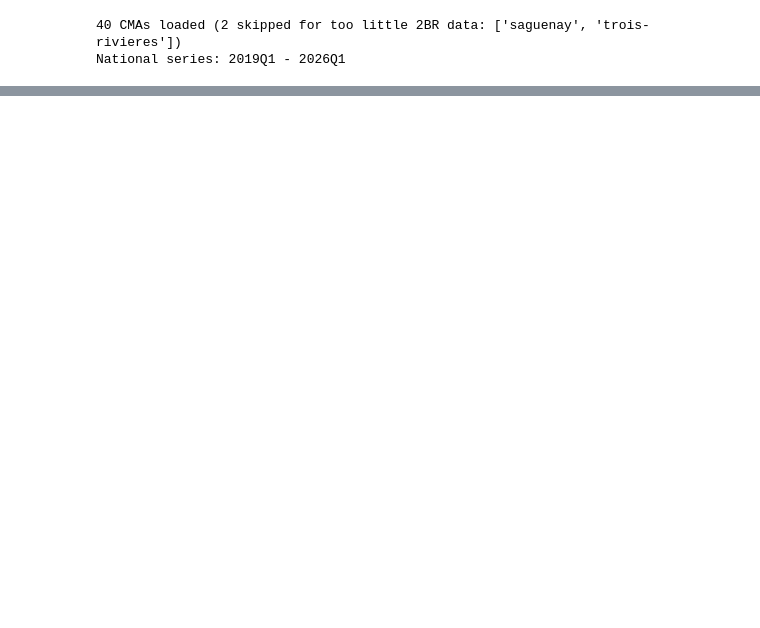
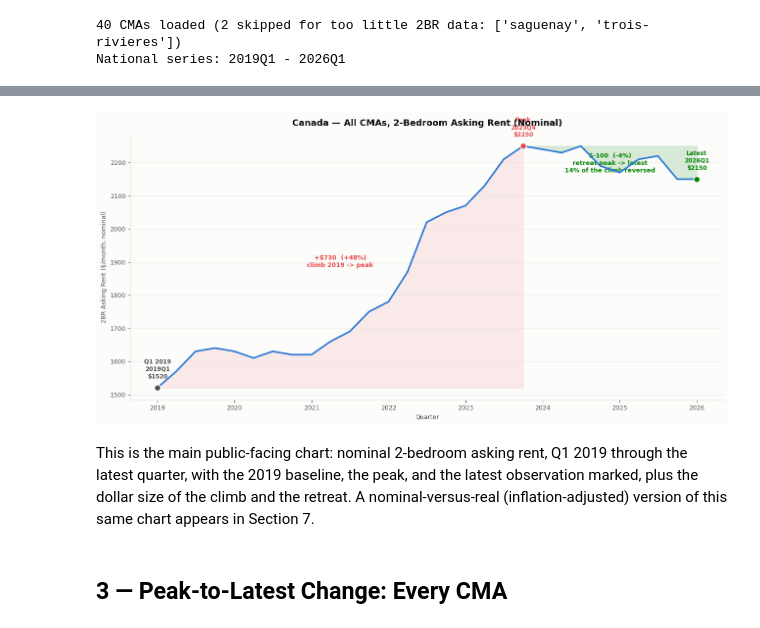
Before and after one commit to schoolofcities/renters, a Jupyter notebook: analysis/falling-rents/explore_falling_rents.ipynb, the cells around one changed output, grey strips where cells are left out. Saved outputs shown, nothing was run; the diff lists cells and outputs as text; code cells hidden in the pictures; blank space fills up the shorter version.

Commit message:
Improve falling rents exploration

```diff
--- a/analysis/falling-rents/explore_falling_rents.ipynb
+++ b/analysis/falling-rents/explore_falling_rents.ipynb
@@ -106,8 +236,0 @@ family, in 2024 constant dollars — StatCan has not yet published 2025 figures.
-# %%
-CPI_CANADA.rename_axis('Year').reset_index().to_csv(
-    REF_ROOT / 'cpi_canada.csv', index=False)
-INCOME_CANADA.rename_axis('Year').reset_index().to_csv(
-    REF_ROOT / 'income_canada.csv', index=False)
-
-for f in ['cpi_canada.csv', 'income_canada.csv']:
-    print(f)
@@ -985,0 +428,56 @@ headlines suggest.
+# %%
+x = asking_national.index.to_timestamp()
+
+fig, ax = plt.subplots(figsize=(13, 6.5))
+ax.plot(x, asking_national.values, color=C1, linewidth=2.4, zorder=5)
+ax.fill_between(x, asking_national.values, national_nom['base_value'],
+                 where=(asking_national.index <= national_nom['peak_period']),
+                 color=C6, alpha=0.10, zorder=1)
+ax.fill_between(x, asking_national.values, national_nom['peak_value'],
+                 where=(asking_national.index >= national_nom['peak_period']),
+                 color=C4, alpha=0.14, zorder=1)
+
+for label, period, value, color in [
+    ('Q1 2019', national_nom['base_period'], national_nom['base_value'], INK2),
+    ('Peak', national_nom['peak_period'], national_nom['peak_value'], C6),
+    ('Latest', national_nom['latest_period'], national_nom['latest_value'], C4),
+]:
+    px = period.to_timestamp()
+    ax.scatter([px], [value], color=color, s=80, zorder=6, edgecolors=SURFACE, linewidths=1.3)
+    ax.annotate(f'{label}\n{period}\n${value:.0f}', (px, value), xytext=(0, 14),
+                textcoords='offset points', fontsize=8.5, color=color, ha='center',
+                fontweight='bold')
+
+mid_up_x = national_nom['base_period'].to_timestamp() + (
+    national_nom['peak_period'].to_timestamp() - national_nom['base_period'].to_timestamp()) / 2
+ax.annotate(f'+${national_nom["increase_2019_to_peak_d"]:.0f}  '
+            f'({national_nom["increase_2019_to_peak_pct"]:+.0f}%)\nclimb 2019 -> peak',
+            (mid_up_x, (national_nom['base_value'] + national_nom['peak_value']) / 2),
+            fontsize=9, color=C6, ha='center', fontweight='bold')
+
+mid_dn_x = national_nom['peak_period'].to_timestamp() + (
+    national_nom['latest_period'].to_timestamp() - national_nom['peak_period'].to_timestamp()) / 2
+ax.annotate(f'${national_nom["decline_peak_to_latest_d"]:.0f}  '
+            f'({national_nom["decline_peak_to_latest_pct"]:+.0f}%)\nretreat peak -> latest\n'
+            f'{national_nom["share_reversed"]:.0f}% of the climb reversed',
+            (mid_dn_x, national_nom['peak_value'] * 0.965),
+            fontsize=9, color=C4, ha='center', fontweight='bold')
+
+ax.set_ylabel('2BR Asking Rent ($/month, nominal)', fontsize=9)
+ax.set_xlabel('Quarter', fontsize=9)
+ax.set_title('Canada — All CMAs, 2-Bedroom Asking Rent (Nominal)', fontsize=13,
+             fontweight='bold', color=INK, pad=12)
+ax.grid(axis='y')
+ax.tick_params(labelsize=9)
+plt.tight_layout()
+plt.show()
+# %% [output]
+[figure, added]
+# %% [markdown]
+This is the main public-facing chart: nominal 2-bedroom asking rent, Q1 2019
+through the latest quarter, with the 2019 baseline, the peak, and the latest
+observation marked, plus the dollar size of the climb and the retreat. A
+nominal-versus-real (inflation-adjusted) version of this same chart appears
+in Section 7.
+# %% [markdown]
+## 3 — Peak-to-Latest Change: Every CMA
```
Also changed, not shown: parts of 89 cells of this notebook, 3 other files.
